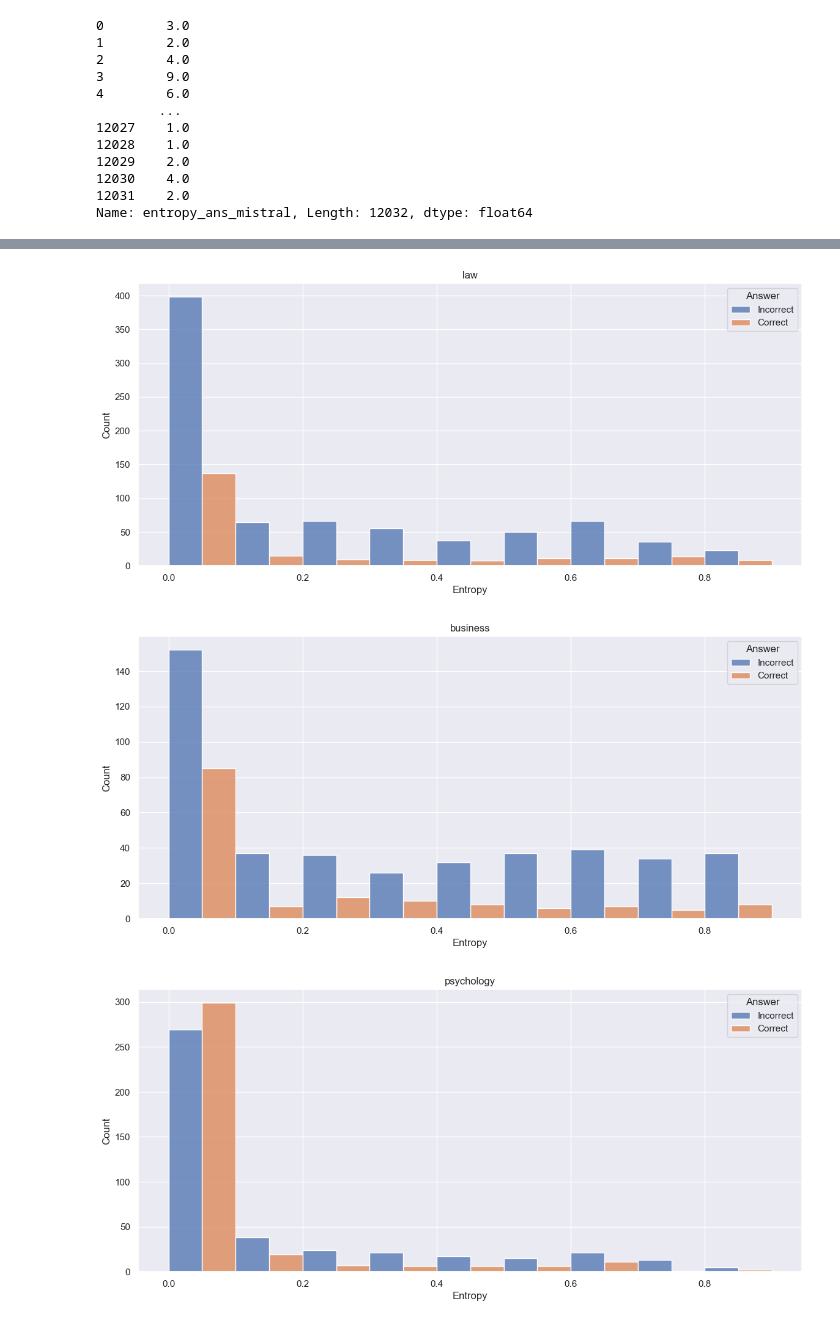
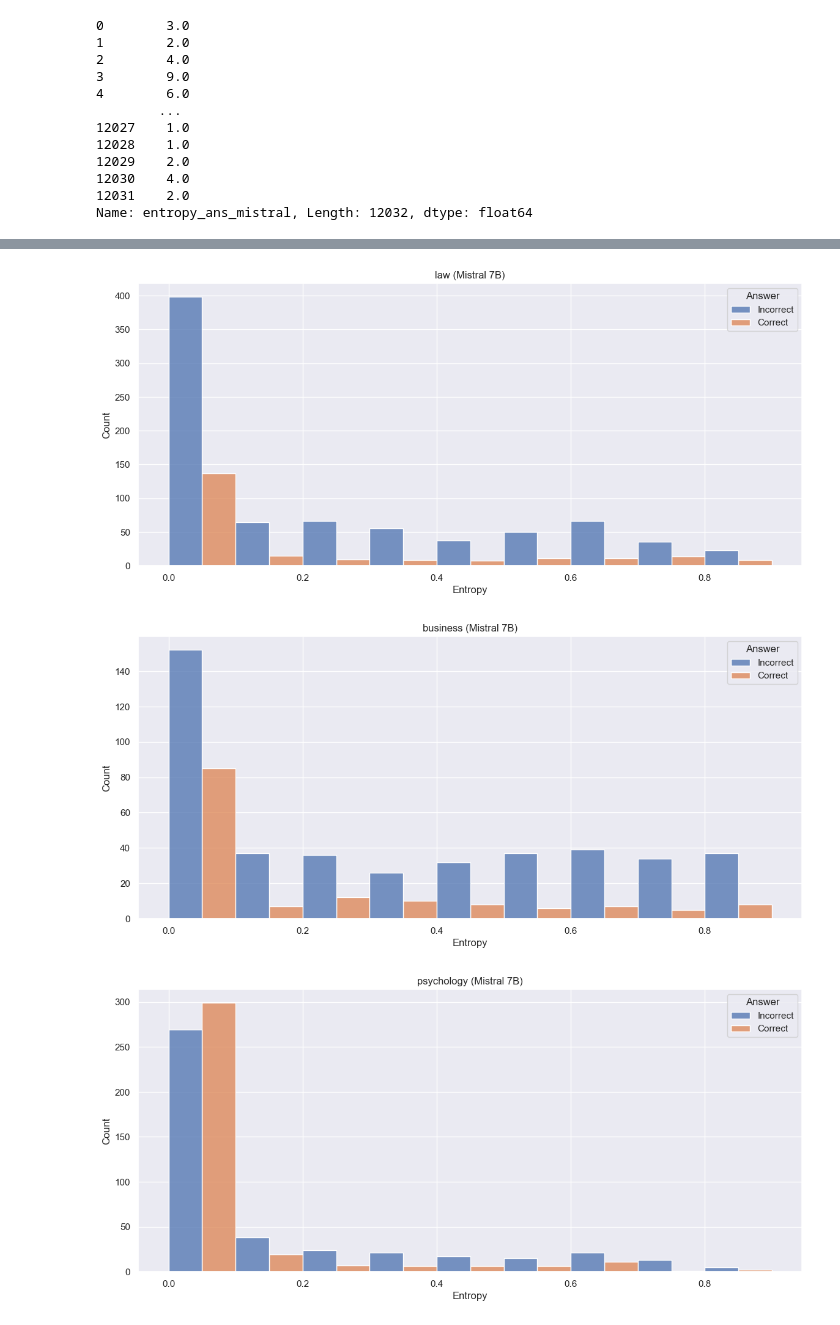
Before and after one commit to aigoncharov/complexity-aware-fine-tuning, a Jupyter notebook: src/analysis/analysis_mmlu_entropy_single_token_mistral_7b.ipynb, the cells around one changed output, grey strips where cells are left out. Cells and saved outputs as stored; diff of their text form; code cells hidden in the pictures.

```diff
--- a/src/analysis/analysis_mmlu_entropy_single_token_mistral_7b.ipynb
+++ b/src/analysis/analysis_mmlu_entropy_single_token_mistral_7b.ipynb
@@ -34,8 +34,8 @@ visualize_entropy_all(mmlu_entropy_df, "entropy_value_mistral", "entropy_ans_cor
 # %%
 from reasoning_fine_tune.analysis.visualize_entropy_by_category import visualize_entropy_by_category
 
-visualize_entropy_by_category(mmlu_entropy_df, "category", "entropy_value_mistral", "entropy_ans_correct_mistral")
+visualize_entropy_by_category(mmlu_entropy_df, "category", "entropy_value_mistral", "entropy_ans_correct_mistral", model_name="Mistral 7B")
 # %% [output]
-[figure, old version]
+[figure, new version]
-[figure, old version]
+[figure, new version]
-[figure, old version]
+[figure, new version]
```
Also changed, not shown: parts of 2 cells of this notebook, 5 other files.
